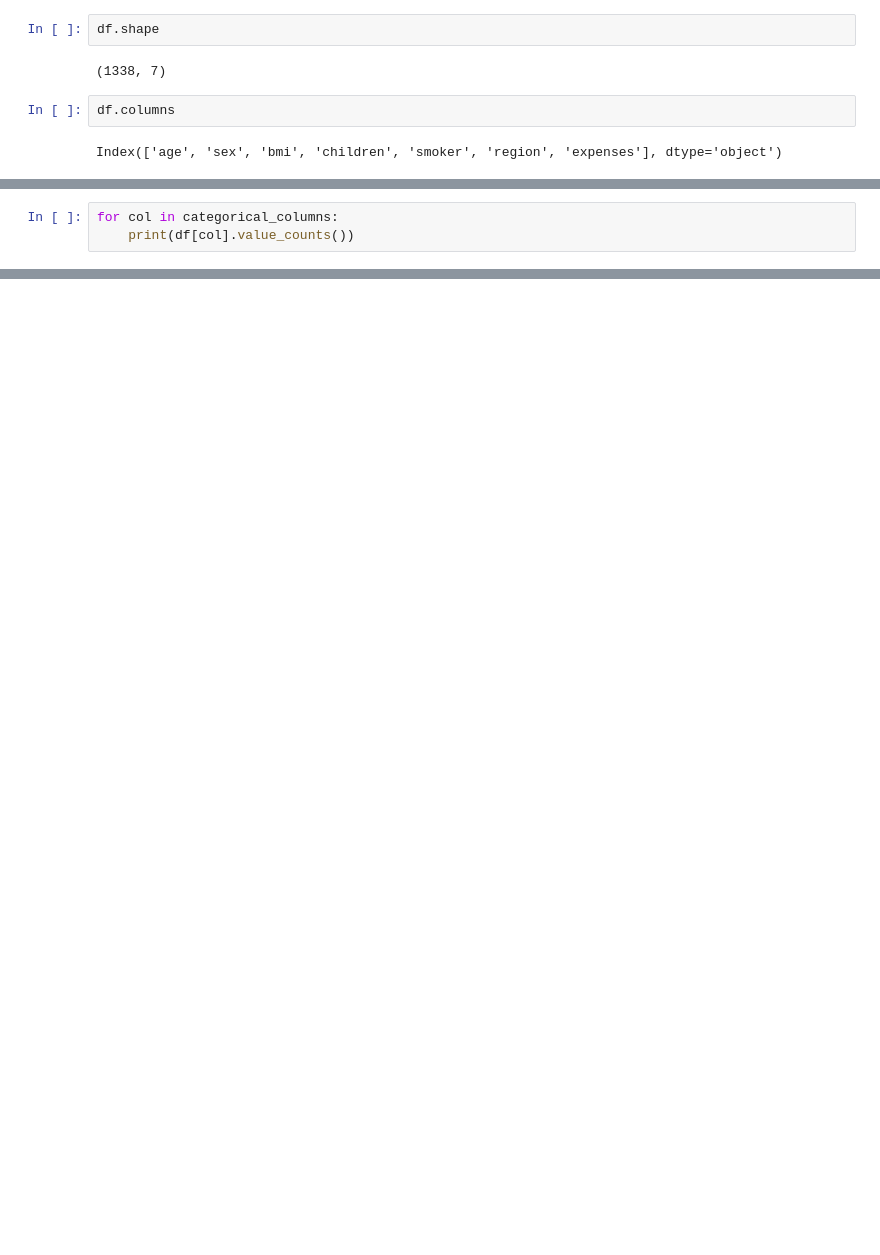
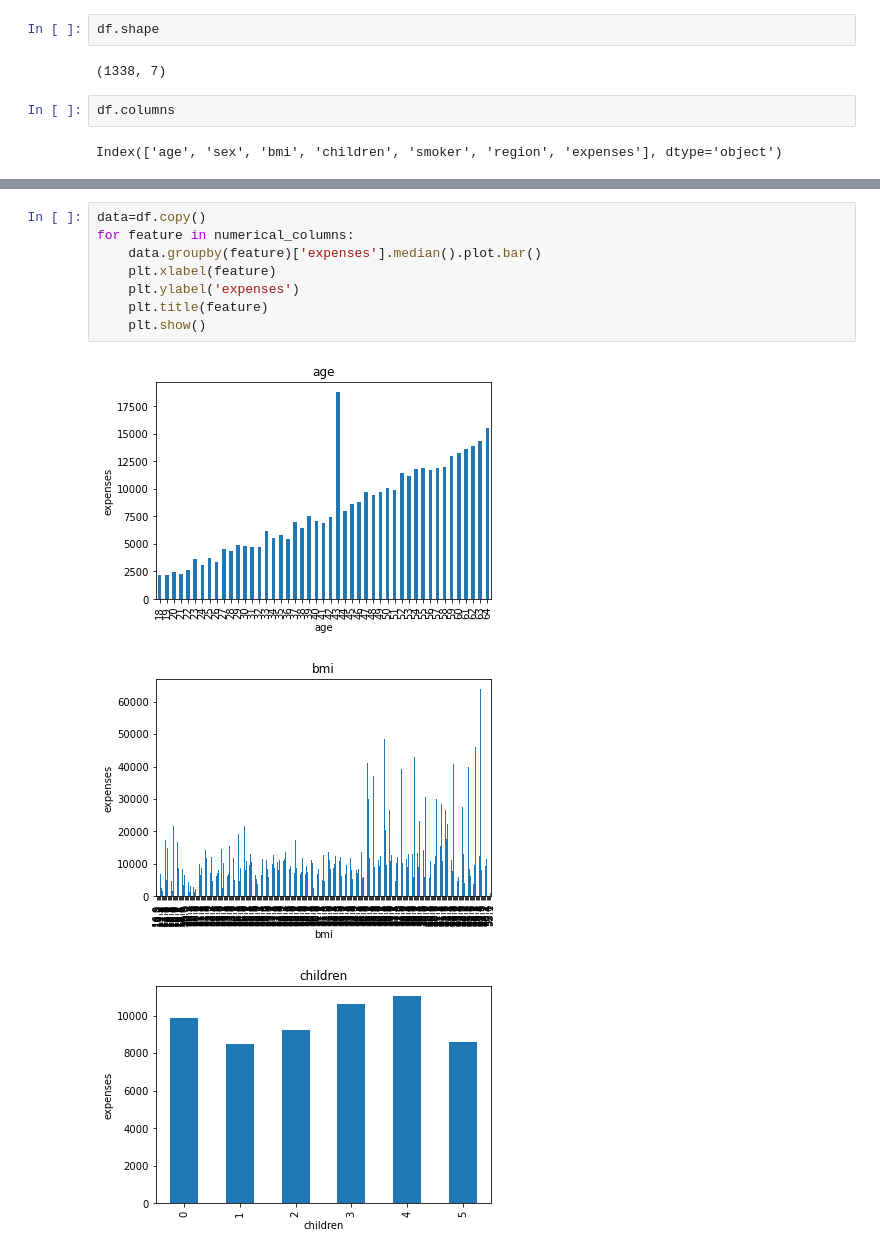
Before and after one commit to aniyant/Insurance-Premium-Prediction, a Jupyter notebook: notebooks/EDA.ipynb, the cells around one changed output, grey strips where cells are left out. Cells and saved outputs as stored; diff of their text form; blank space fills up the shorter version.

```diff
--- a/notebooks/EDA.ipynb
+++ b/notebooks/EDA.ipynb
@@ -29,3 +18,0 @@ categorical_columns
-# %%
-for col in categorical_columns:
-    print(df[col].value_counts())
@@ -101,0 +74,12 @@ df.head()
+# %%
+data=df.copy()
+for feature in numerical_columns:
+    data.groupby(feature)['expenses'].median().plot.bar()
+    plt.xlabel(feature)
+    plt.ylabel('expenses')
+    plt.title(feature)
+    plt.show()
+# %% [output]
+[figure, added]
+[figure, added]
+[figure, added]
```
Also changed, not shown: parts of 69 cells of this notebook, 16 other files.
